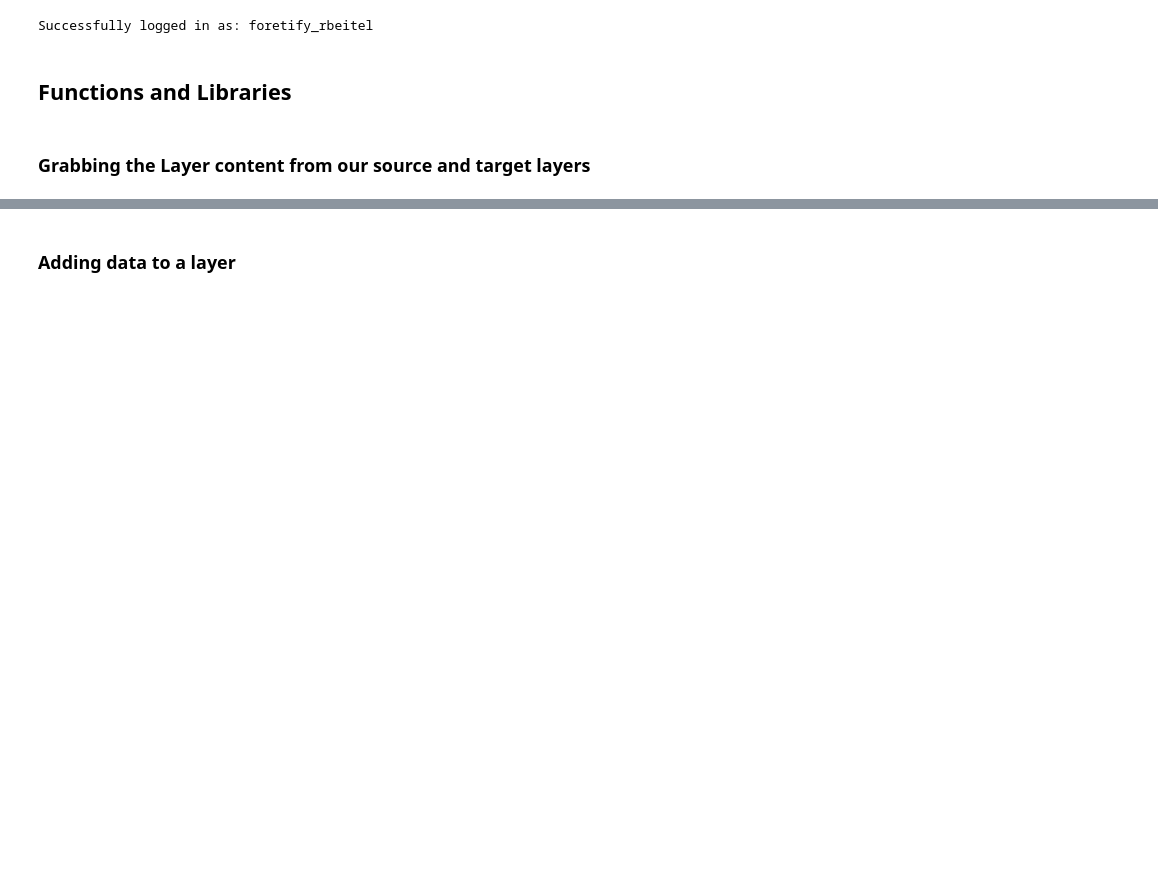
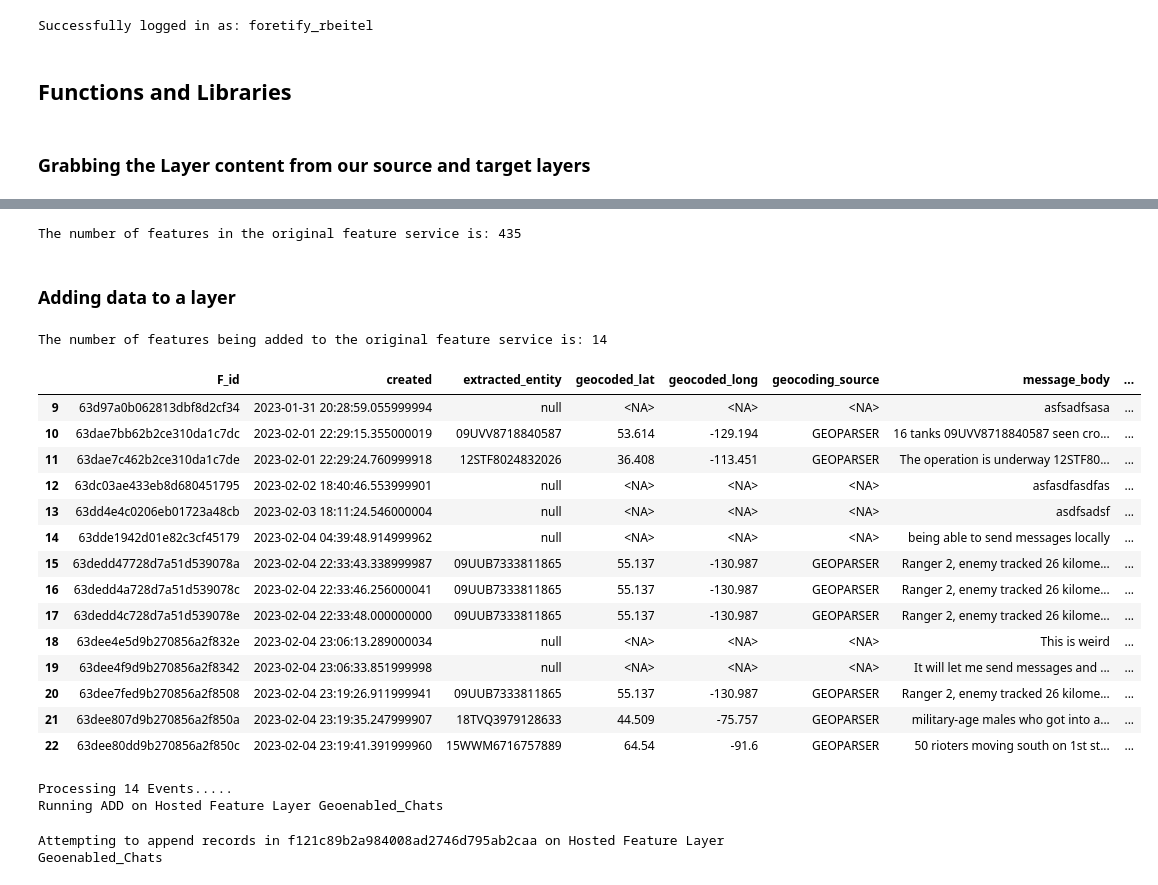
Before and after one commit to Foretify/UsefulPython, a Jupyter notebook: esri_system_health_check/src/esri_system_health_check/Appending Content.ipynb, the cells around one changed output, grey strips where cells are left out. Cells and saved outputs as stored; diff of their text form; code cells hidden in the pictures; blank space fills up the shorter version.

```diff
--- a/esri_system_health_check/src/esri_system_health_check/Appending Content.ipynb
+++ b/esri_system_health_check/src/esri_system_health_check/Appending Content.ipynb
@@ -464,7 +482,35 @@ source_df.head()
+# %%
+original_len = len(source_df)
+print(f"The number of features in the original feature service is: {original_len}")
+# %% [output]
+The number of features in the original feature service is: 435
 # %% [markdown]
 ### Adding data to a layer
 # %%
-tmp_df = source_df.iloc[6:15]
+tmp_df = source_df.iloc[9:23]
+features_added = len(tmp_df)
+print(f"The number of features being added to the original feature service is: {features_added}")
 tmp_df
+# %% [output]
+The number of features being added to the original feature service is: 14
+|  | F_id | created | extracted_entity | geocoded_lat | geocoded_long | geocoding_source | message_body | ... |
+| 9 | 63d97a0b062813dbf8d2cf34 | 2023-01-31 20:28:59.055999994 | null | <NA> | <NA> | <NA> | asfsadfsasa | ... |
+| 10 | 63dae7bb62b2ce310da1c7dc | 2023-02-01 22:29:15.355000019 | 09UVV8718840587 | 53.614 | -129.194 | GEOPARSER | 16 tanks 09UVV8718840587 seen cro... | ... |
+| 11 | 63dae7c462b2ce310da1c7de | 2023-02-01 22:29:24.760999918 | 12STF8024832026 | 36.408 | -113.451 | GEOPARSER | The operation is underway 12STF80... | ... |
+| 12 | 63dc03ae433eb8d680451795 | 2023-02-02 18:40:46.553999901 | null | <NA> | <NA> | <NA> | asfasdfasdfas | ... |
+| 13 | 63dd4e4c0206eb01723a48cb | 2023-02-03 18:11:24.546000004 | null | <NA> | <NA> | <NA> | asdfsadsf | ... |
+| 14 | 63dde1942d01e82c3cf45179 | 2023-02-04 04:39:48.914999962 | null | <NA> | <NA> | <NA> | being able to send messages locally | ... |
+| 15 | 63dedd47728d7a51d539078a | 2023-02-04 22:33:43.338999987 | 09UUB7333811865 | 55.137 | -130.987 | GEOPARSER | Ranger 2, enemy tracked 26 kilome... | ... |
+| 16 | 63dedd4a728d7a51d539078c | 2023-02-04 22:33:46.256000041 | 09UUB7333811865 | 55.137 | -130.987 | GEOPARSER | Ranger 2, enemy tracked 26 kilome... | ... |
+| 17 | 63dedd4c728d7a51d539078e | 2023-02-04 22:33:48.000000000 | 09UUB7333811865 | 55.137 | -130.987 | GEOPARSER | Ranger 2, enemy tracked 26 kilome... | ... |
+| 18 | 63dee4e5d9b270856a2f832e | 2023-02-04 23:06:13.289000034 | null | <NA> | <NA> | <NA> | This is weird | ... |
+| 19 | 63dee4f9d9b270856a2f8342 | 2023-02-04 23:06:33.851999998 | null | <NA> | <NA> | <NA> | It will let me send messages and ... | ... |
+| 20 | 63dee7fed9b270856a2f8508 | 2023-02-04 23:19:26.911999941 | 09UUB7333811865 | 55.137 | -130.987 | GEOPARSER | Ranger 2, enemy tracked 26 kilome... | ... |
+| 21 | 63dee807d9b270856a2f850a | 2023-02-04 23:19:35.247999907 | 18TVQ3979128633 | 44.509 | -75.757 | GEOPARSER | military-age males who got into a... | ... |
+| 22 | 63dee80dd9b270856a2f850c | 2023-02-04 23:19:41.391999960 | 15WWM6716757889 | 64.54 | -91.6 | GEOPARSER | 50 rioters moving south on 1st st... | ... |
 # %%
 process_edits(target_lyr, tmp_df, 'add', gis=gis)
+# %% [output]
+Processing 14 Events.....
+Running ADD on Hosted Feature Layer Geoenabled_Chats
+Attempting to append records in f121c89b2a984008ad2746d795ab2caa on Hosted Feature Layer Geoenabled_Chats
```
Also changed, not shown: parts of 6 cells of this notebook.
